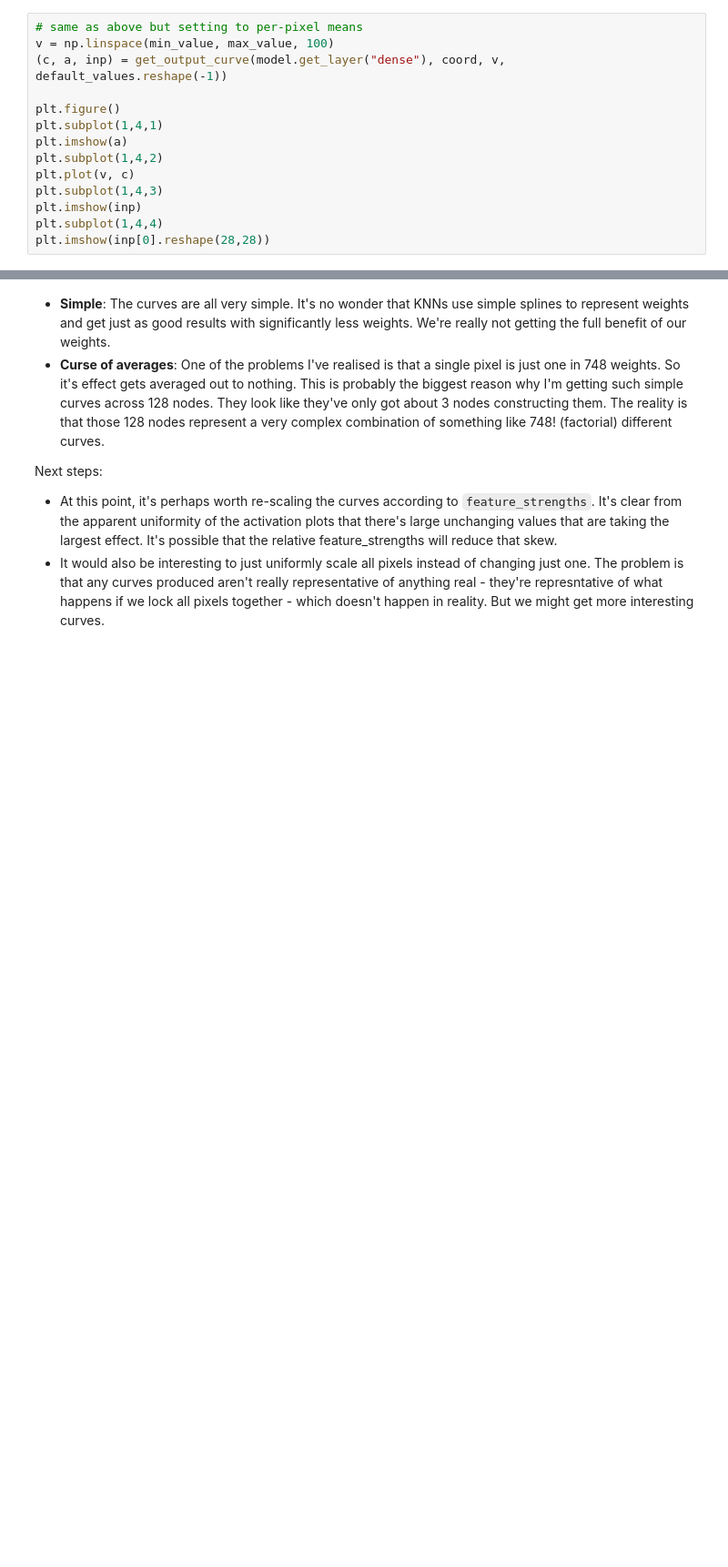
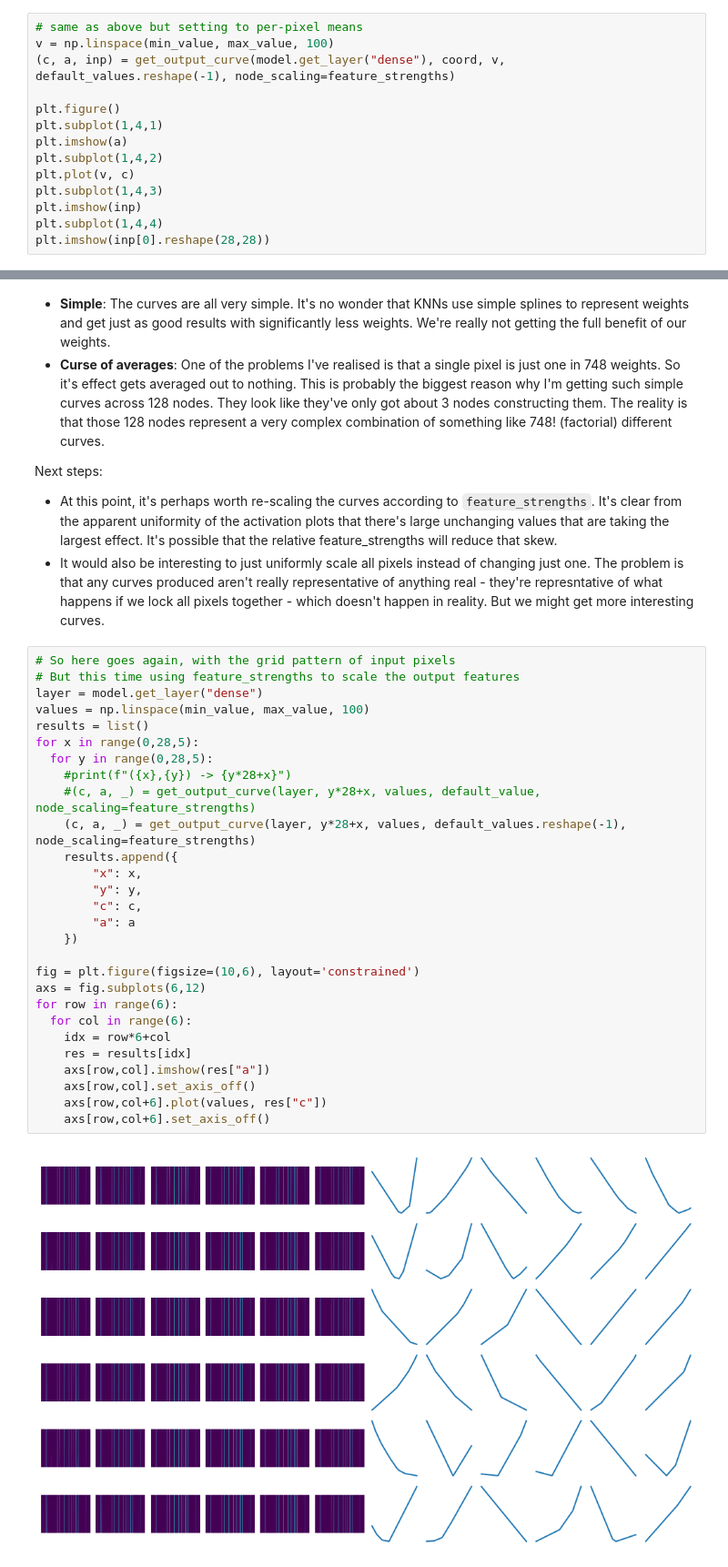
Before and after one commit to malcolmlett/training-instrumentation-toolkit, a Jupyter notebook: Weight_visualisations_v2.ipynb, the cells around one changed output, grey strips where cells are left out. Shown at 91% size. Cells and saved outputs as stored; diff of their text form; blank space fills up the shorter version.

```diff
--- a/Weight_visualisations_v2.ipynb
+++ b/Weight_visualisations_v2.ipynb
@@ -433,7 +443,7 @@ plt.imshow(inp[0].reshape(28,28))
 # %%
 # same as above but setting to per-pixel means
 v = np.linspace(min_value, max_value, 100)
-(c, a, inp) = get_output_curve(model.get_layer("dense"), coord, v, default_values.reshape(-1))
+(c, a, inp) = get_output_curve(model.get_layer("dense"), coord, v, default_values.reshape(-1), node_scaling=feature_strengths)
 
 plt.figure()
 plt.subplot(1,4,1)
@@ -534,3 +537,33 @@ Plotting: 4 x 4
 Next steps:
 * At this point, it's perhaps worth re-scaling the curves according to `feature_strengths`. It's clear from the apparent uniformity of the activation plots that there's large unchanging values that are taking the largest effect. It's possible that the relative feature_strengths will reduce that skew.
 * It would also be interesting to just uniformly scale all pixels instead of changing just one. The problem is that any curves produced aren't really representative of anything real - they're represntative of what happens if we lock all pixels together - which doesn't happen in reality. But we might get more interesting curves.
+# %%
+# So here goes again, with the grid pattern of input pixels
+# But this time using feature_strengths to scale the output features
+layer = model.get_layer("dense")
+values = np.linspace(min_value, max_value, 100)
+results = list()
+for x in range(0,28,5):
+  for y in range(0,28,5):
+    #print(f"({x},{y}) -> {y*28+x}")
+    #(c, a, _) = get_output_curve(layer, y*28+x, values, default_value, node_scaling=feature_strengths)
+    (c, a, _) = get_output_curve(layer, y*28+x, values, default_values.reshape(-1), node_scaling=feature_strengths)
+    results.append({
+        "x": x,
+        "y": y,
+        "c": c,
+        "a": a
+    })
+
+fig = plt.figure(figsize=(10,6), layout='constrained')
+axs = fig.subplots(6,12)
+for row in range(6):
+  for col in range(6):
+    idx = row*6+col
+    res = results[idx]
+    axs[row,col].imshow(res["a"])
+    axs[row,col].set_axis_off()
+    axs[row,col+6].plot(values, res["c"])
+    axs[row,col+6].set_axis_off()
+# %% [output]
+[figure, added]
```
Also changed, not shown: parts of 11 cells of this notebook.
